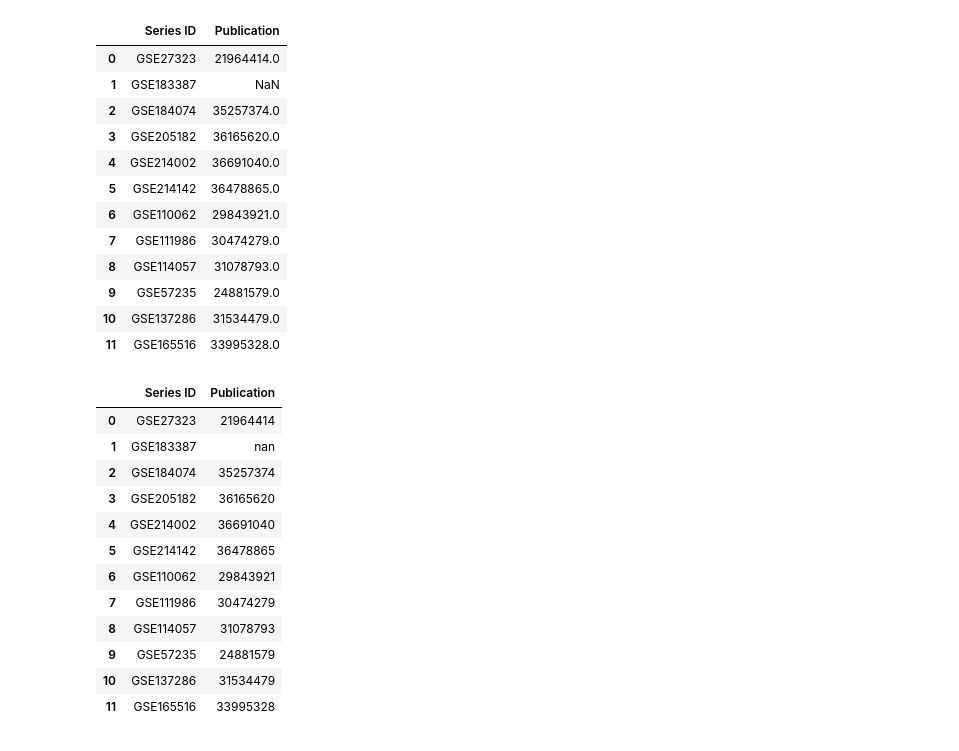
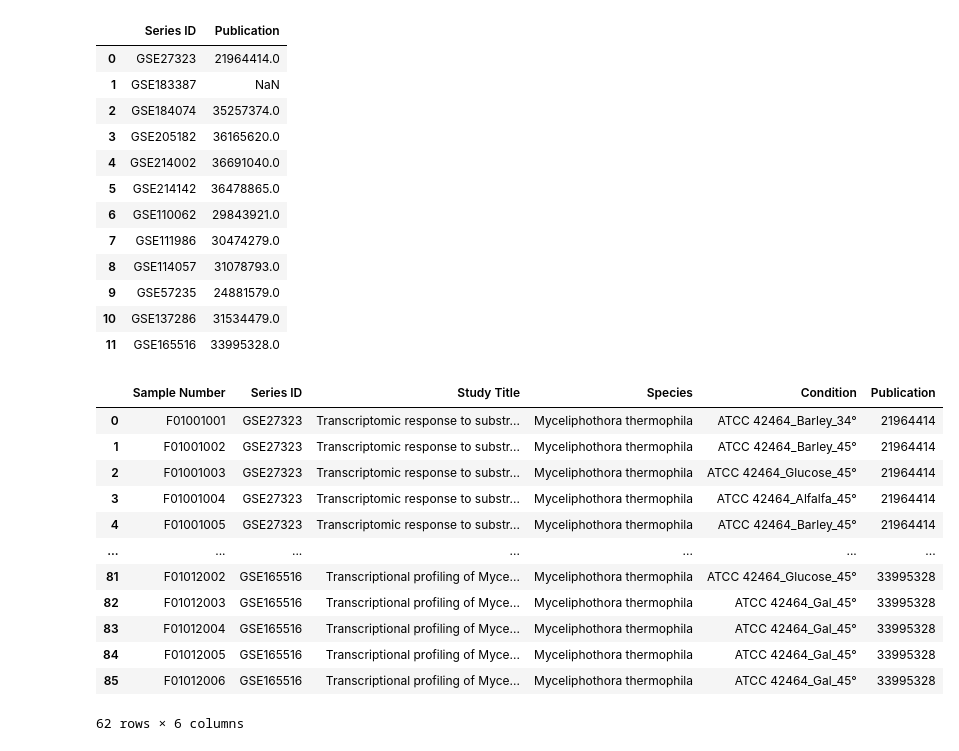
Before and after one commit to dongchen1998/mtd, a Jupyter notebook: search/myceliophthora_thermophila/transcriptome/gene_transcription.ipynb, the cells around one changed output. Saved outputs shown, nothing was run; the diff lists cells and outputs as text; code cells hidden in the pictures.

```diff
--- a/search/myceliophthora_thermophila/transcriptome/gene_transcription.ipynb
+++ b/search/myceliophthora_thermophila/transcriptome/gene_transcription.ipynb
@@ -24,0 +34,4 @@ df
+# %%
+# df_reduce新建一列，列名为Conditon，值为Strain + Carbon Sources + Temperature
+df_reduce['Condition'] = df_reduce['Strain']  + '_' + df_reduce['Carbon Sources'] + '_' + df_reduce['Temperature']
+df_reduce.head(5)
@@ -24,0 +45,4 @@ df
+# %%
+# df_reduce取出Sample Number、Series ID、Study Title、Species、Condition列
+df_1 = df_reduce[['Sample Number', 'Series ID', 'Study Title', 'Species', 'Condition']]
+df_1
@@ -25,10 +63,10 @@ df
 # %%
-df2 = pd.read_csv('dataset.tsv', sep = '\t')
-df2 = df2[['GEO Series', 'Publication']]
+# 读取dataset.tsv
+df_2 = pd.read_csv('dataset.tsv', sep='\t')
+df_2 = df_2[['GEO Series', 'Publication']]
+df_2.rename(columns={'GEO Series': 'Series ID'}, inplace=True)
 
-# 将GEO Series列名改为Series ID
-df2.rename(columns={'GEO Series': 'Series ID'}, inplace=True)
-df2
+df_2.head(20)
 # %% [output]
 |  | Series ID | Publication |
 | 0 | GSE27323 | 21964414.0 |
@@ -43,21 +81,3 @@ df2
 | 9 | GSE57235 | 24881579.0 |
 | 10 | GSE137286 | 31534479.0 |
 | 11 | GSE165516 | 33995328.0 |
-# %%
-# 将Publication的值中的.0替换为空
-df2['Publication'] = df2['Publication'].astype(str).str.replace('.0', '')
-df2
-# %% [output]
-|  | Series ID | Publication |
-| 0 | GSE27323 | 21964414 |
-| 1 | GSE183387 | nan |
-| 2 | GSE184074 | 35257374 |
-| 3 | GSE205182 | 36165620 |
-| 4 | GSE214002 | 36691040 |
-| 5 | GSE214142 | 36478865 |
-| 6 | GSE110062 | 29843921 |
-| 7 | GSE111986 | 30474279 |
-| 8 | GSE114057 | 31078793 |
-| 9 | GSE57235 | 24881579 |
-| 10 | GSE137286 | 31534479 |
-| 11 | GSE165516 | 33995328 |
@@ -70,0 +84,29 @@ df3.to_csv('Paper_and_Gsm.csv', sep=',', index=False)
+# %%
+# 将df_1和df_2合并，根据Series ID列
+df_3 = pd.merge(df_1, df_2, on='Series ID', how='left')
+
+# 重置索引
+df_3 = df_3.reset_index(drop=True)
+
+# Publication转为str，删除掉Publication值为nan的行
+df_3['Publication'] = df_3['Publication'].astype(str)
+df_3 = df_3[df_3['Publication'] != 'nan']
+
+# 删除Publication最后的.0
+df_3['Publication'] = df_3['Publication'].str.replace('.0', '', regex=True)
+
+df_3
+# %% [output]
+|  | Sample Number | Series ID | Study Title | Species | Condition | Publication |
+| 0 | F01001001 | GSE27323 | Transcriptomic response to substr... | Myceliphothora thermophila | ATCC 42464_Barley_34° | 21964414 |
+| 1 | F01001002 | GSE27323 | Transcriptomic response to substr... | Myceliphothora thermophila | ATCC 42464_Barley_45° | 21964414 |
+| 2 | F01001003 | GSE27323 | Transcriptomic response to substr... | Myceliphothora thermophila | ATCC 42464_Glucose_45° | 21964414 |
+| 3 | F01001004 | GSE27323 | Transcriptomic response to substr... | Myceliphothora thermophila | ATCC 42464_Alfalfa_45° | 21964414 |
+| 4 | F01001005 | GSE27323 | Transcriptomic response to substr... | Myceliphothora thermophila | ATCC 42464_Barley_45° | 21964414 |
+| ... | ... | ... | ... | ... | ... | ... |
+| 81 | F01012002 | GSE165516 | Transcriptional profiling of Myce... | Myceliphothora thermophila | ATCC 42464_Glucose_45° | 33995328 |
+| 82 | F01012003 | GSE165516 | Transcriptional profiling of Myce... | Myceliphothora thermophila | ATCC 42464_Gal_45° | 33995328 |
+| 83 | F01012004 | GSE165516 | Transcriptional profiling of Myce... | Myceliphothora thermophila | ATCC 42464_Gal_45° | 33995328 |
+| 84 | F01012005 | GSE165516 | Transcriptional profiling of Myce... | Myceliphothora thermophila | ATCC 42464_Gal_45° | 33995328 |
+| 85 | F01012006 | GSE165516 | Transcriptional profiling of Myce... | Myceliphothora thermophila | ATCC 42464_Gal_45° | 33995328 |
+62 rows × 6 columns
```
Also changed, not shown: parts of 8 cells of this notebook, 4 other files.
